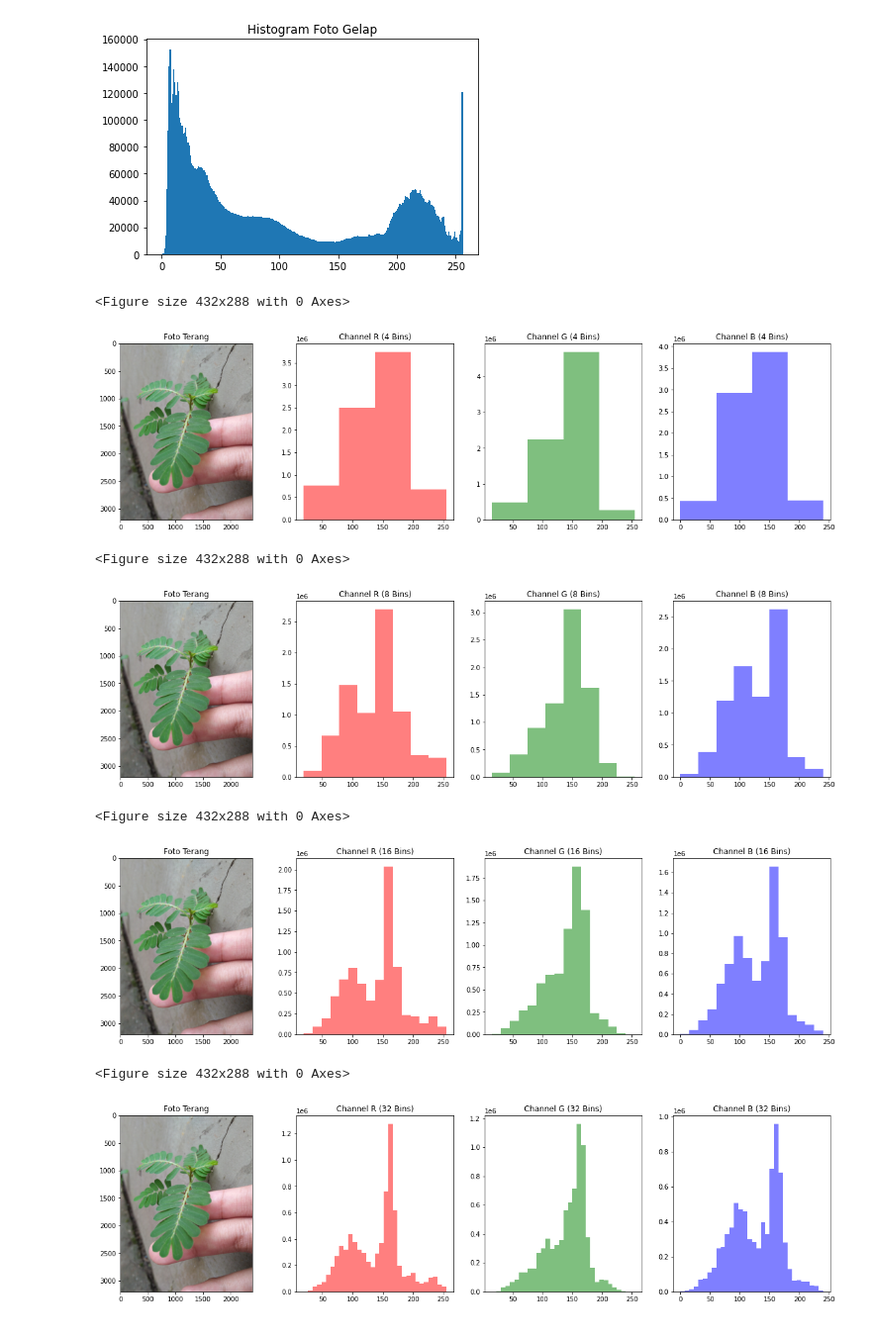
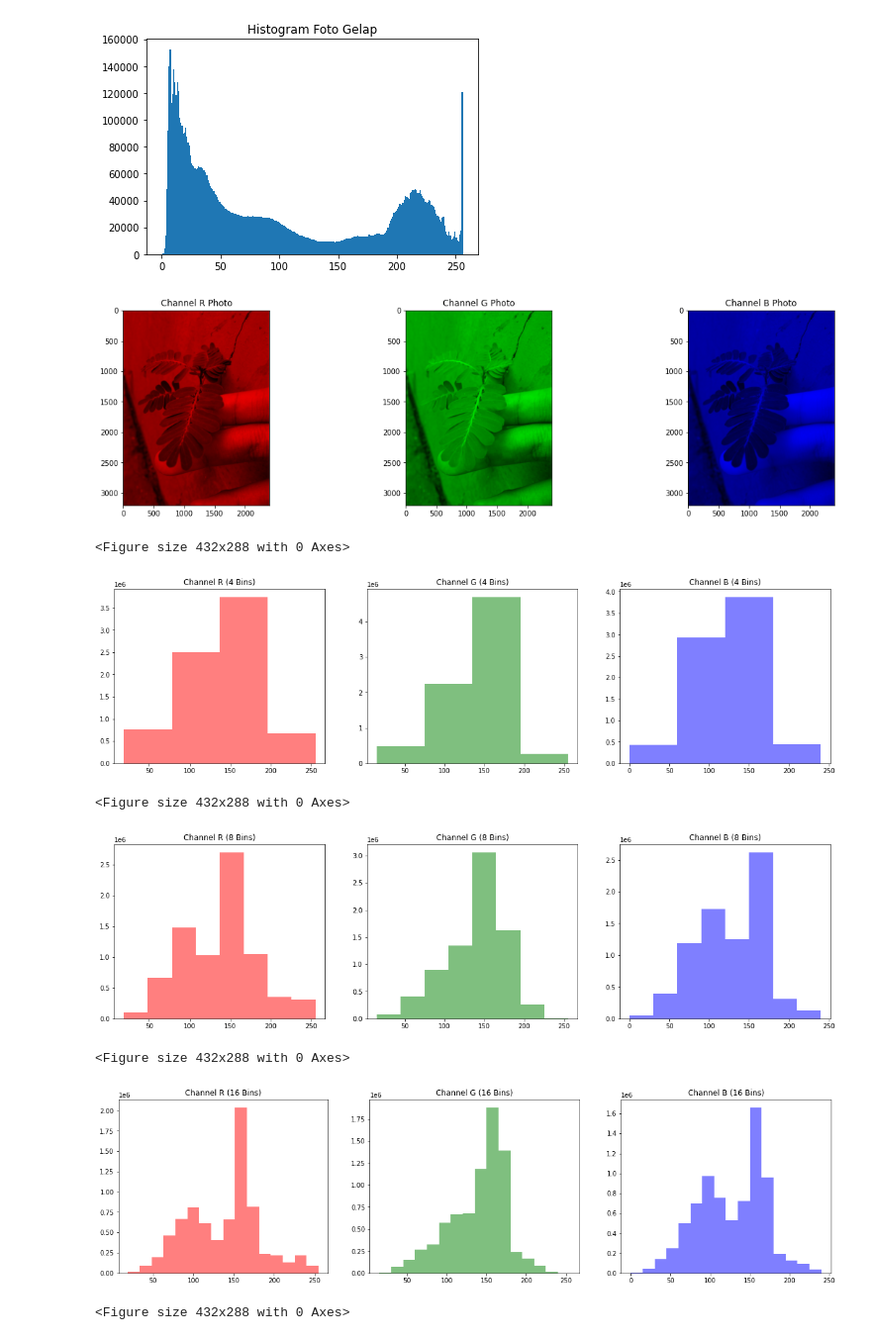
Before and after one commit to slstyrn21/Pengolahan-Citra-Project, a Jupyter notebook: Program_Histogram.ipynb, the cells around one changed output. Shown at 99% size. Cells and saved outputs as stored; diff of their text form; code cells hidden in the pictures.

```diff
--- a/Program_Histogram.ipynb
+++ b/Program_Histogram.ipynb
@@ -50,36 +105,51 @@ def rgb_bins(image, bins, title, titleR, titleG, titleB):
       listG.append(g)
       listB.append(b)
 
-  fig, axs = plt.subplots(1, 4, figsize=(20,5))
+  fig, axs = plt.subplots(1, 3, figsize=(20,5))
 
-  axs[0].set_title(title)
-  axs[0].imshow(img)
-  axs[1].set_title(titleR)
-  axs[1].hist(listR, bins, facecolor='red', alpha=0.5)
-  axs[2].set_title(titleG)
-  axs[2].hist(listG, bins, facecolor='green', alpha=0.5)
-  axs[3].set_title(titleB)
-  axs[3].hist(listB, bins, facecolor='blue', alpha=0.5)
+  axs[0].set_title(titleR)
+  axs[0].hist(listR, bins, facecolor='red', alpha=0.5)
+  axs[1].set_title(titleG)
+  axs[1].hist(listG, bins, facecolor='green', alpha=0.5)
+  axs[2].set_title(titleB)
+  axs[2].hist(listB, bins, facecolor='blue', alpha=0.5)
   plt.show()
+# %%
+# menampilkan photo R,G,B ke dalam 1 baris
+
+def show_rgb(red, green, blue):
+  img1 = Image.open(red)
+  img2 = Image.open(green)
+  img3 = Image.open(blue)
+
+  fig, axs = plt.subplots(1, 3, figsize=(20,15))
+  axs[0].set_title("Channel R Photo")
+  axs[0].imshow(img1)
+  axs[1].set_title("Channel G Photo")
+  axs[1].imshow(img2)
+  axs[2].set_title("Channel B Photo")
+  axs[2].imshow(img3)
 # %%
 # foto terang per-channel dan per-bins
+
 def terang_bins():
+  show_rgb("/red_terang.jpg", "/green_terang.jpg", "/blue_terang.jpg")
   figure(0)
   rgb_bins("/terang.jpg", 4, "Foto Terang", "Channel R (4 Bins)", "Channel G (4 Bins)", "Channel B (4 Bins)")
   figure(1)
   rgb_bins("/terang.jpg", 8, "Foto Terang", "Channel R (8 Bins)", "Channel G (8 Bins)", "Channel B (8 Bins)")
   figure(2)
   rgb_bins("/terang.jpg", 16, "Foto Terang", "Channel R (16 Bins)", "Channel G (16 Bins)", "Channel B (16 Bins)")
   figure(3)
   rgb_bins("/terang.jpg", 32, "Foto Terang", "Channel R (32 Bins)", "Channel G (32 Bins)", "Channel B (32 Bins)")
 
 terang_bins()
 # %% [output]
+[figure, new version]
 <Figure size 432x288 with 0 Axes>
-[figure, old version]
+[figure, new version]
 <Figure size 432x288 with 0 Axes>
-[figure, old version]
+[figure, new version]
 <Figure size 432x288 with 0 Axes>
-[figure, old version]
+[figure, new version]
 <Figure size 432x288 with 0 Axes>
-[figure, old version]
```
Also changed, not shown: parts of 9 cells of this notebook.
